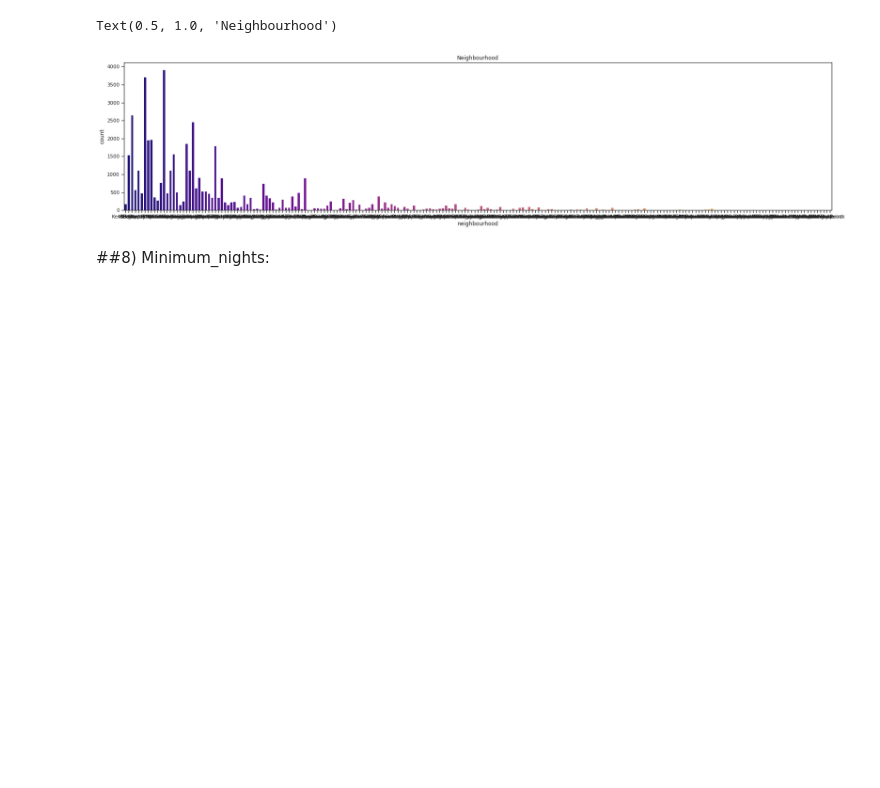
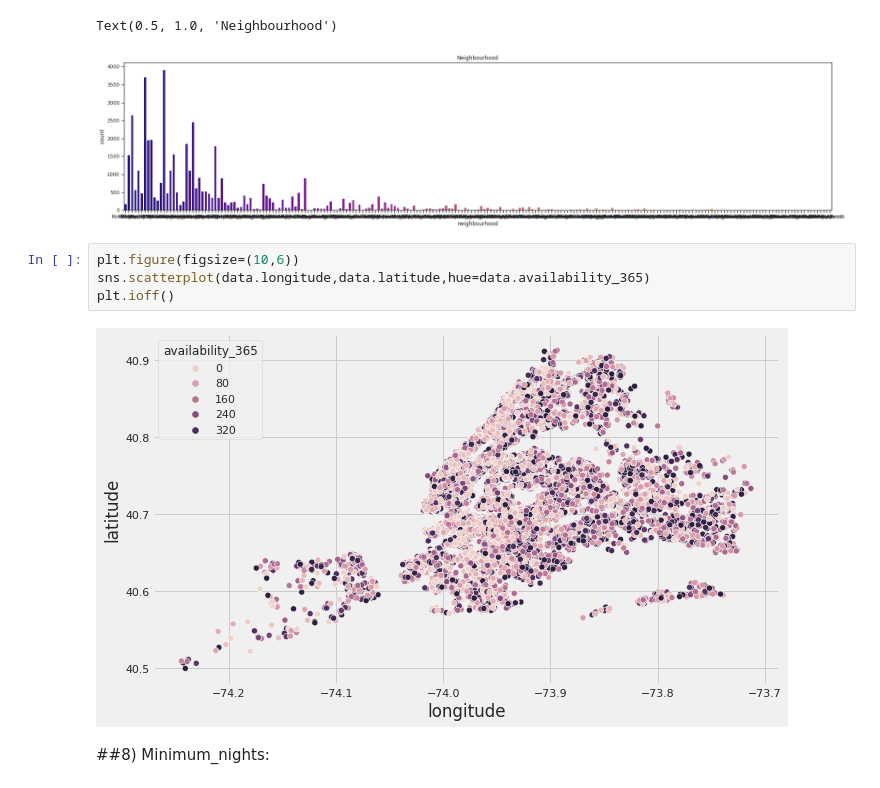
Before and after one commit to abhishubh32832/Airbnb_Booking_Analysis, a Jupyter notebook: Airbnb_Bookings_Analysis_2_Capstone_Project.ipynb, the cells around one changed output. Drawn from its saved outputs; the diff is of its cells as text; blank space fills up the shorter version.

```diff
--- a/Airbnb_Bookings_Analysis_2_Capstone_Project.ipynb
+++ b/Airbnb_Bookings_Analysis_2_Capstone_Project.ipynb
@@ -921,6 +921,12 @@ plt.title('Neighbourhood')
 # %% [output]
 Text(0.5, 1.0, 'Neighbourhood')
 [figure]
+# %%
+plt.figure(figsize=(10,6))
+sns.scatterplot(data.longitude,data.latitude,hue=data.availability_365)
+plt.ioff()
+# %% [output]
+[figure, added]
 # %% [markdown]
 ##8) Minimum_nights:
 # %%
```
Also changed, not shown: parts of 2 cells of this notebook.
